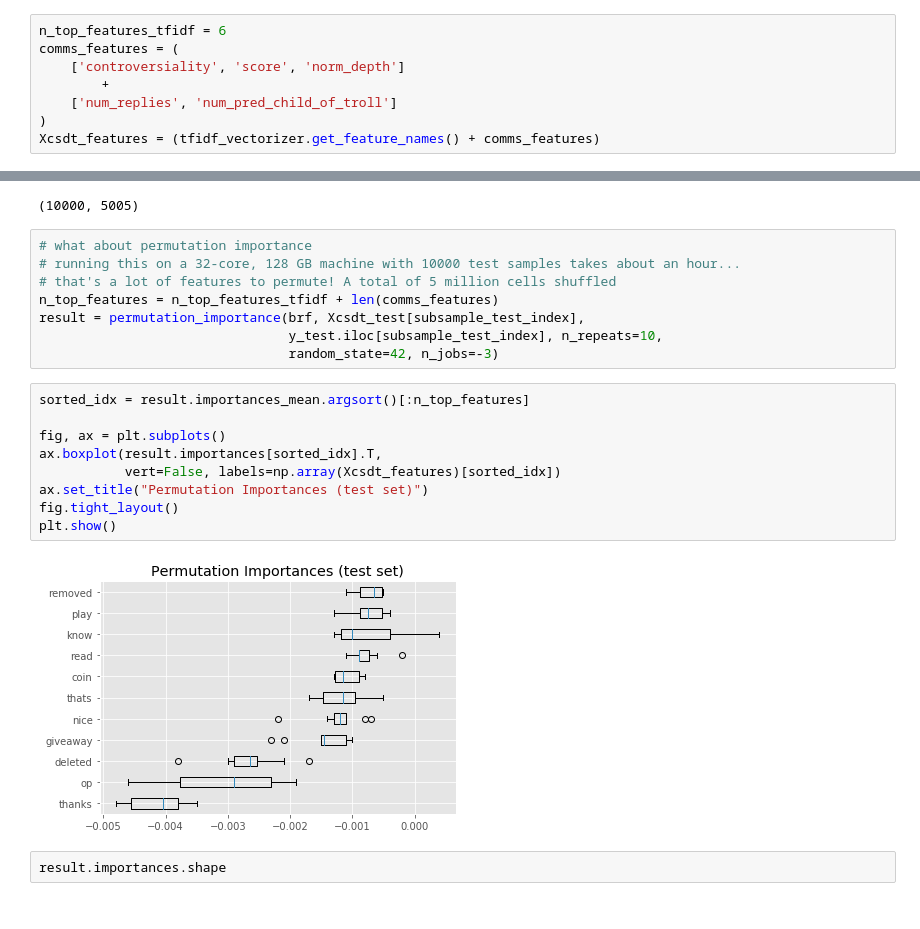
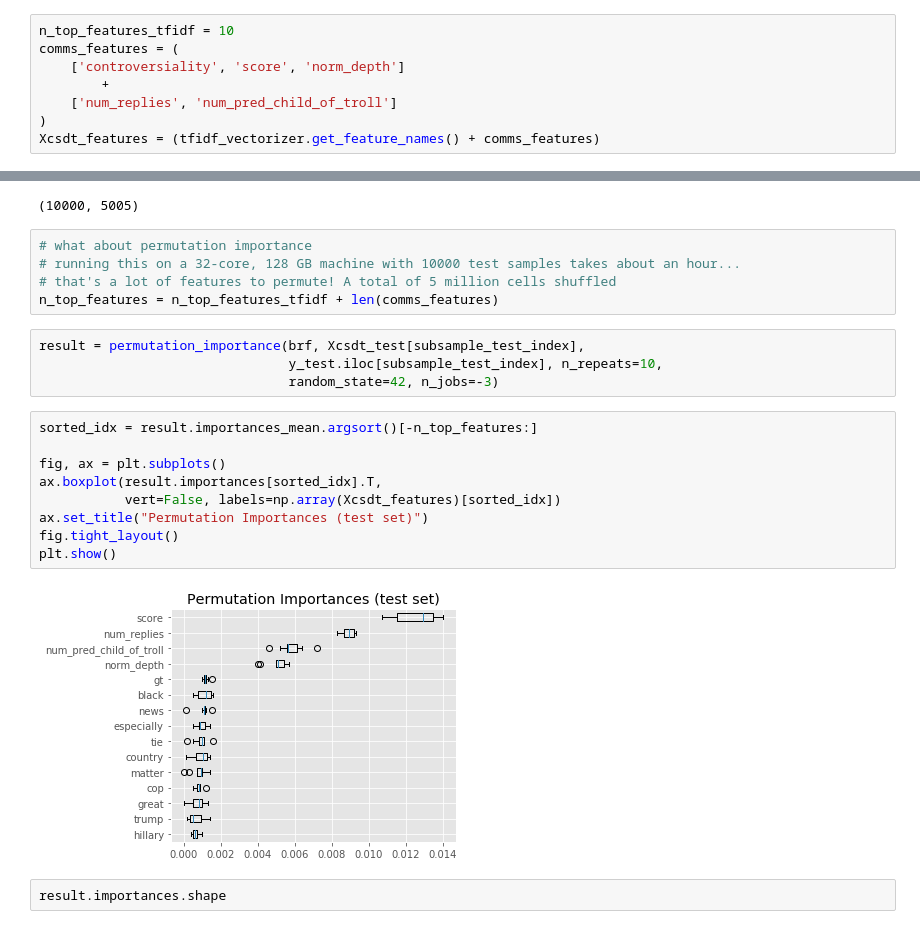
Before and after one commit to cfdv/troll_classifier, a Jupyter notebook: diffuse_child_of_troll_to_parent_to_classify.ipynb, the cells around one changed output, grey strips where cells are left out. Cells and saved outputs as stored; diff of their text form.

Commit message:
updated feature importance permutation plots

```diff
--- a/diffuse_child_of_troll_to_parent_to_classify.ipynb
+++ b/diffuse_child_of_troll_to_parent_to_classify.ipynb
@@ -749,7 +749,7 @@ with open(filename, 'wb') as fp:
 # %% [markdown]
 #### inspect the models
 # %%
-n_top_features_tfidf = 6
+n_top_features_tfidf = 10
 comms_features = (
     ['controversiality', 'score', 'norm_depth']
         +
@@ -775,20 +775,21 @@ Xcsdt_test[subsample_test_index].shape
 # running this on a 32-core, 128 GB machine with 10000 test samples takes about an hour...
 # that's a lot of features to permute! A total of 5 million cells shuffled
 n_top_features = n_top_features_tfidf + len(comms_features)
-result = permutation_importance(brf, Xcsdt_test[subsample_test_index],
-                                y_test.iloc[subsample_test_index], n_repeats=10,
-                                random_state=42, n_jobs=-3)
+# %%
+result = permutation_importance(brf, Xcsdt_test[subsample_test_index],
+                                y_test.iloc[subsample_test_index], n_repeats=10,
+                                random_state=42, n_jobs=-3)
 # %%
-sorted_idx = result.importances_mean.argsort()[:n_top_features]
+sorted_idx = result.importances_mean.argsort()[-n_top_features:]
 
 fig, ax = plt.subplots()
 ax.boxplot(result.importances[sorted_idx].T,
            vert=False, labels=np.array(Xcsdt_features)[sorted_idx])
 ax.set_title("Permutation Importances (test set)")
 fig.tight_layout()
 plt.show()
 # %% [output]
-[figure, old version]
+[figure, new version]
 # %%
 result.importances.shape
 # %% [output]
```
Also changed, not shown: parts of 4 cells of this notebook.
